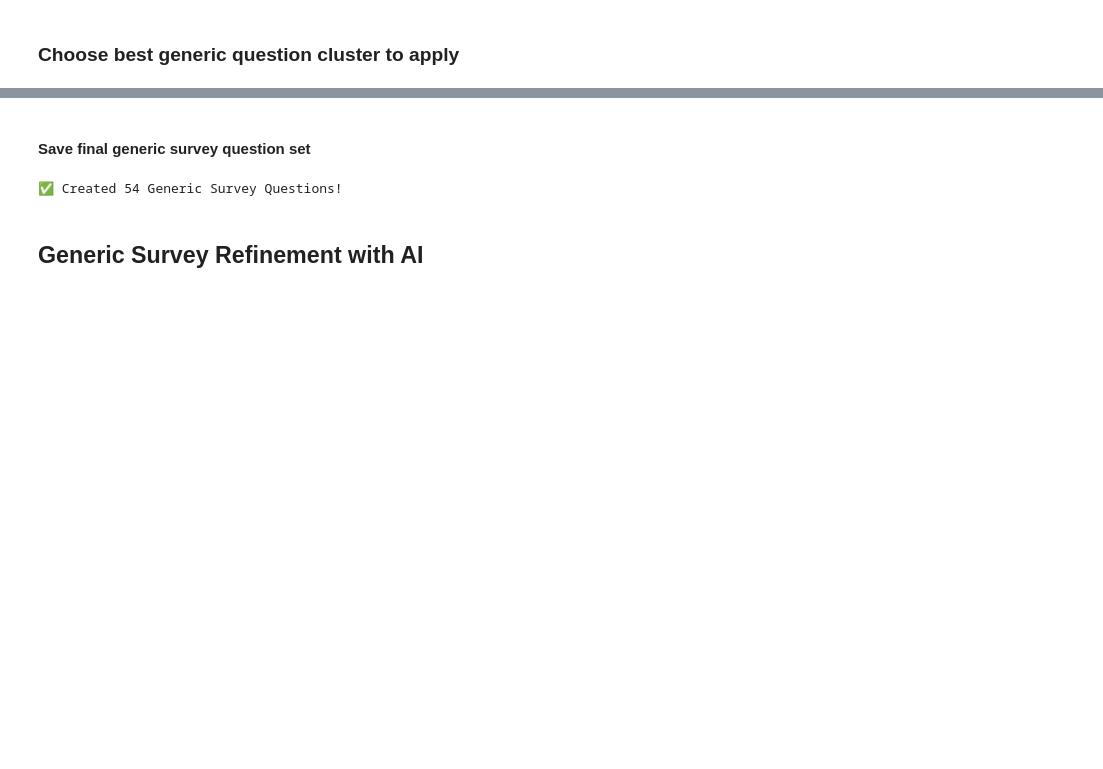
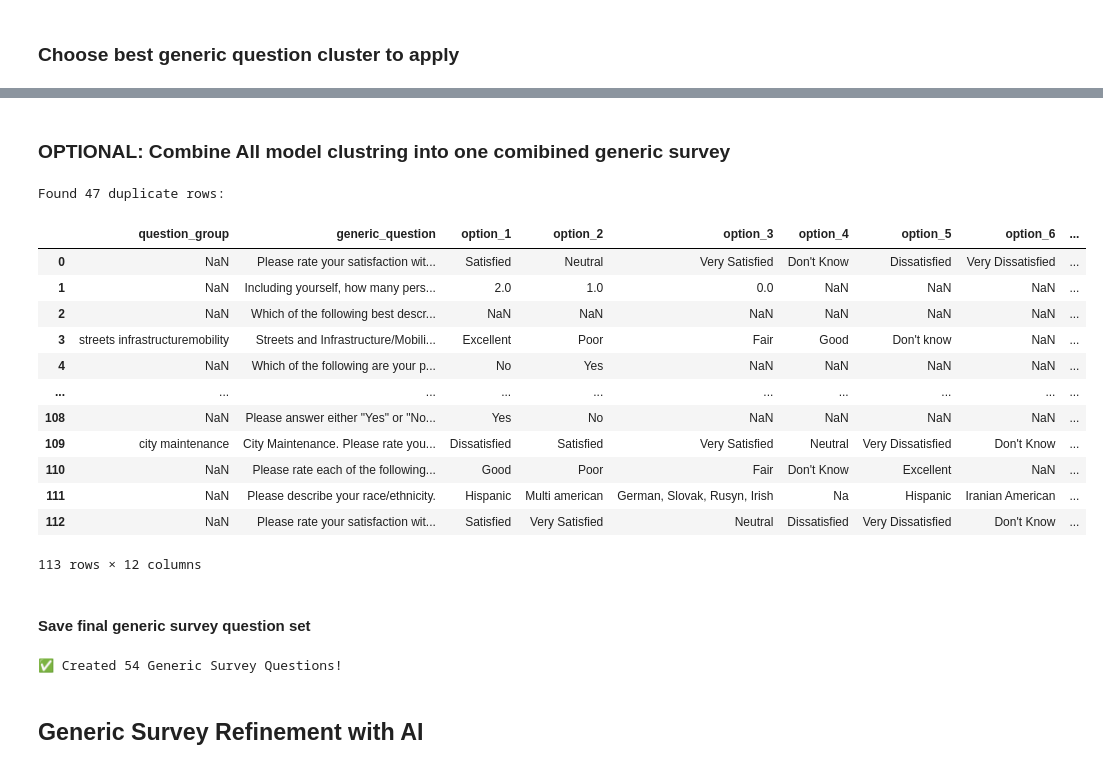
Before and after one commit to ty-russ/Survey-Reconciliation-Question-Matching-Template-Builder, a Jupyter notebook: etc_generic_survey.ipynb, the cells around one changed output, grey strips where cells are left out. Saved outputs shown, nothing was run; the diff lists cells and outputs as text; code cells hidden in the pictures; blank space fills up the shorter version.

```diff
--- a/etc_generic_survey.ipynb
+++ b/etc_generic_survey.ipynb
@@ -1287,3 +1289,50 @@ display(generic_questions_df.sample(10))
+# %% [markdown]
+### OPTIONAL: Combine All model clustring into one comibined generic survey
+# %%
+# iterate above clustering/representative question steps and Save each models generic survey question set
+# generic_questions_df.to_csv("/Users/tiruskimani/MSDATA/capstone/etc_database_recon/output/RawGenericSurvey_kmeans.csv", index=False)
+
+# gen_df = generic_questions_df.drop(columns=["original_question","cluster"])
+# gen_df.to_csv("/Users/tiruskimani/MSDATA/capstone/etc_database_recon/output/GenericSurvey_kmeans.csv", index=False)
+
+# print(f"✅ Created {len(generic_questions_df)} Generic Survey Questions!")
+
+
+generic_lda_df = pd.read_csv('/Users/tiruskimani/MSDATA/capstone/etc_database_recon/output/GenericSurvey_combinedlda.csv')
+generic_fcluster_df = pd.read_csv('/Users/tiruskimani/MSDATA/capstone/etc_database_recon/output/GenericSurvey_fcluster.csv')
+generic_kmeans_df = pd.read_csv('/Users/tiruskimani/MSDATA/capstone/etc_database_recon/output/GenericSurvey_kmeans.csv')
+
+
+combined_df = pd.concat([generic_lda_df, generic_fcluster_df,generic_kmeans_df], ignore_index=True)
+
+
+# duplicates_mask = combined_df.duplicated()
+duplicates_mask = combined_df["generic_question"].duplicated()
+
+# Show only the duplicate rows
+df_duplicates = combined_df[duplicates_mask]
+
+print(f"Found {duplicates_mask.sum()} duplicate rows:")
+
+combined_df = combined_df.drop_duplicates(subset=["generic_question"], keep="first").reset_index(drop=True)
+combined_df.to_csv("/Users/tiruskimani/MSDATA/capstone/etc_database_recon/output/GenericSurvey_combined.csv", index=False)
+
+combined_df
+# %% [output]
+Found 47 duplicate rows:
+|  | question_group | generic_question | option_1 | option_2 | option_3 | option_4 | option_5 | option_6 | ... |
+| 0 | NaN | Please rate your satisfaction wit... | Satisfied | Neutral | Very Satisfied | Don't Know | Dissatisfied | Very Dissatisfied | ... |
+| 1 | NaN | Including yourself, how many pers... | 2.0 | 1.0 | 0.0 | NaN | NaN | NaN | ... |
+| 2 | NaN | Which of the following best descr... | NaN | NaN | NaN | NaN | NaN | NaN | ... |
+| 3 | streets infrastructuremobility | Streets and Infrastructure/Mobili... | Excellent | Poor | Fair | Good | Don't know | NaN | ... |
+| 4 | NaN | Which of the following are your p... | No | Yes | NaN | NaN | NaN | NaN | ... |
+| ... | ... | ... | ... | ... | ... | ... | ... | ... | ... |
+| 108 | NaN | Please answer either "Yes" or "No... | Yes | No | NaN | NaN | NaN | NaN | ... |
+| 109 | city maintenance | City Maintenance. Please rate you... | Dissatisfied | Satisfied | Very Satisfied | Neutral | Very Dissatisfied | Don't Know | ... |
+| 110 | NaN | Please rate each of the following... | Good | Poor | Fair | Don't Know | Excellent | NaN | ... |
+| 111 | NaN | Please describe your race/ethnicity. | Hispanic | Multi american | German, Slovak, Rusyn, Irish | Na | Hispanic | Iranian American | ... |
+| 112 | NaN | Please rate your satisfaction wit... | Satisfied | Very Satisfied | Neutral | Dissatisfied | Very Dissatisfied | Don't Know | ... |
+113 rows × 12 columns
 # %% [markdown]
 #### Save final generic survey question set
 # %%
```
Also changed, not shown: parts of 18 cells of this notebook, 23 other files.
